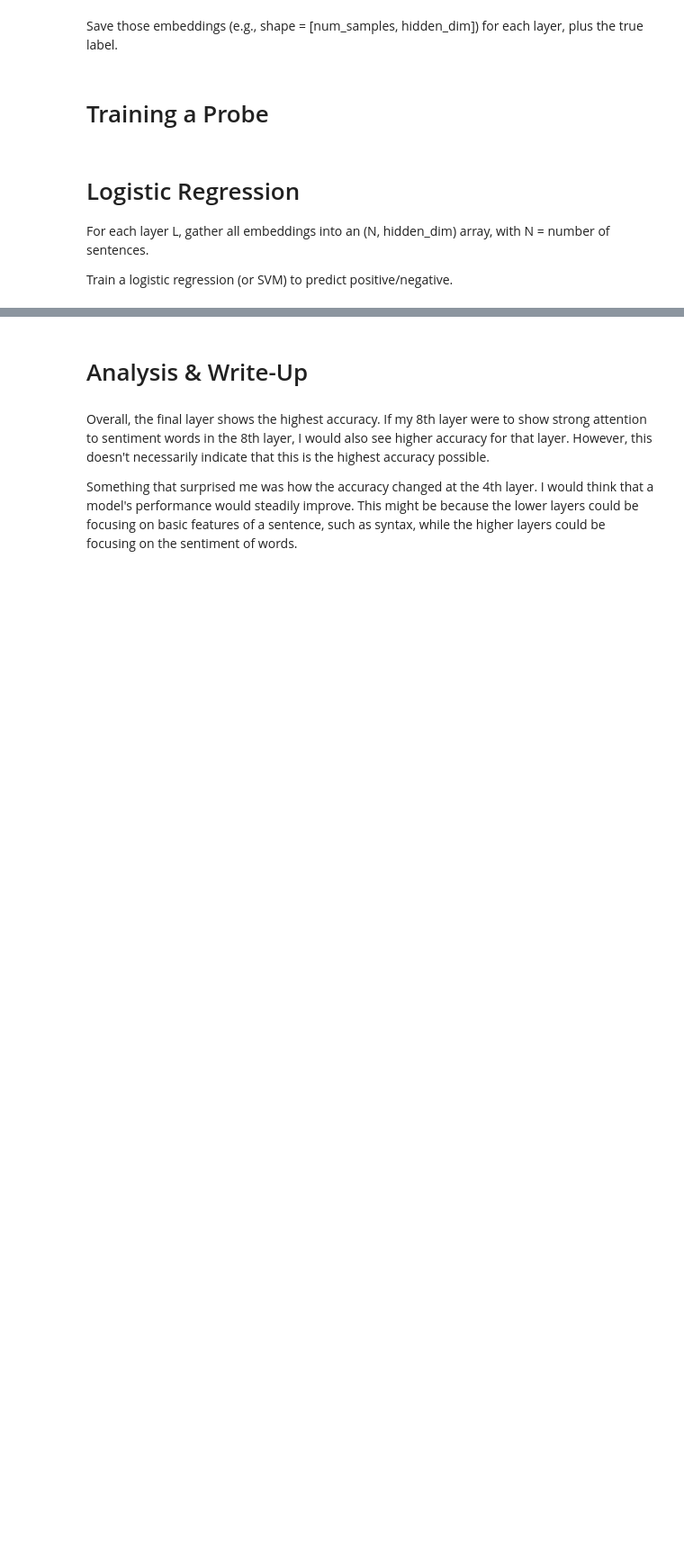
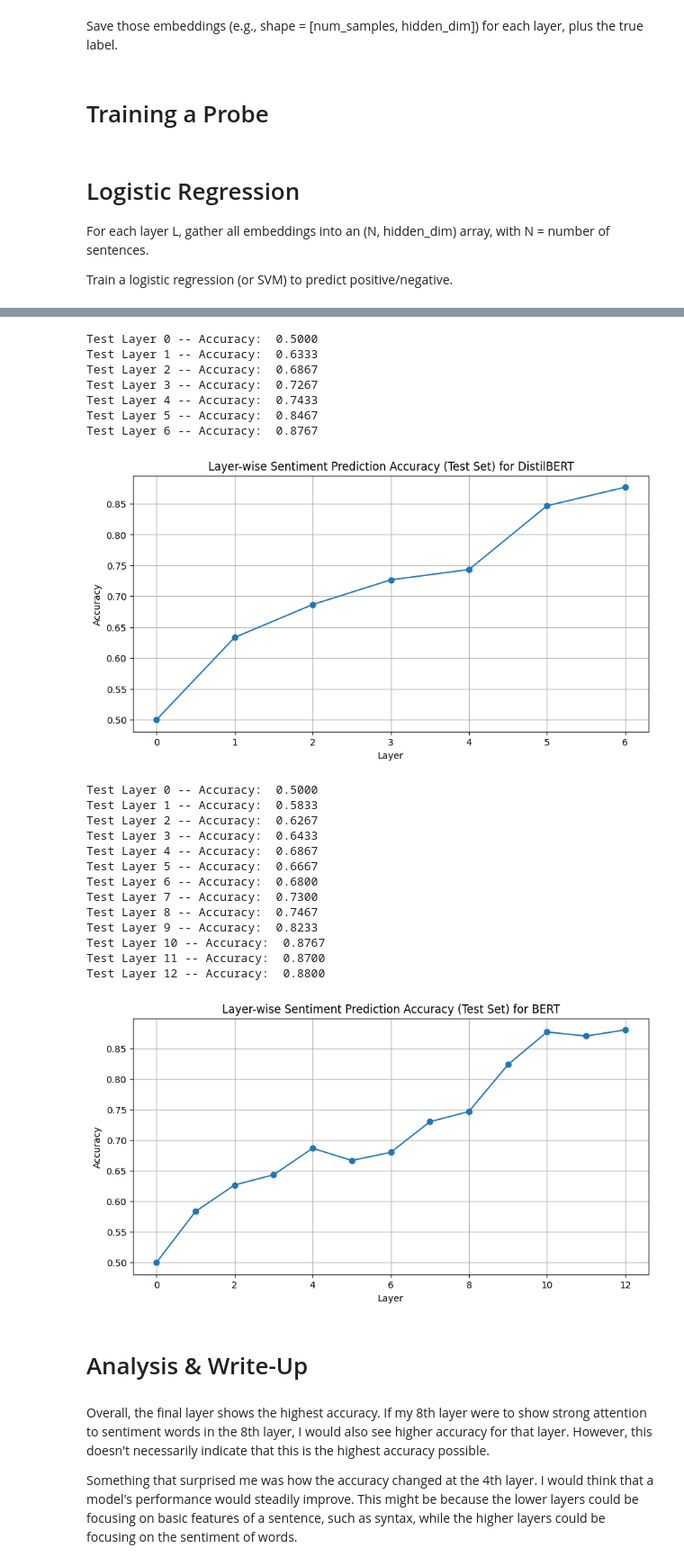
Before and after one commit to bnelson05/Probing, a Jupyter notebook: Probing.ipynb, the cells around one changed output, grey strips where cells are left out. Shown: that part at 90% size. Drawn from its saved outputs; the diff is of its cells as text; code cells hidden in the pictures; blank space fills up the shorter version.

Commit message:
Added DistilBERT vs BERT comparison

```diff
--- a/Probing.ipynb
+++ b/Probing.ipynb
@@ -30,12 +30,18 @@ Requirement already satisfied: six>=1.5 in /usr/local/lib/python3.11/dist-packag
 # %%
 from transformers import AutoModelForSequenceClassification, AutoTokenizer
 
-model_name = "distilbert-base-uncased-finetuned-sst-2-english"
-tokenizer = AutoTokenizer.from_pretrained(model_name)
+distil_model_name = "distilbert-base-uncased-finetuned-sst-2-english"
+distil_tokenizer = AutoTokenizer.from_pretrained(distil_model_name)
+distil_model = AutoModelForSequenceClassification.from_pretrained(distil_model_name)
+distil_model.config.output_hidden_states = True
+distil_model.eval()
 
-model = AutoModelForSequenceClassification.from_pretrained(model_name)
-model.config.output_hidden_states = True
-model.eval()
+
+bert_model_name = "textattack/bert-base-uncased-SST-2"
+bert_tokenizer = AutoTokenizer.from_pretrained(bert_model_name)
+bert_model = AutoModelForSequenceClassification.from_pretrained(bert_model_name)
+bert_model.config.output_hidden_states = True
+bert_model.eval()
 # %% [output]
 The secret `HF_TOKEN` does not exist in your Colab secrets.
 To authenticate with the Hugging Face Hub, create a token in your settings tab (https://huggingface.co/settings/tokens), set it as secret in your Google Colab and restart your session.
@@ -86,7 +92,7 @@ Decide how to get a single vector for the sentence:
 # %% [markdown]
 Save those embeddings (e.g., shape = [num_samples, hidden_dim]) for each layer, plus the true label.
 # %%
-def get_hidden_states(subset):
+def get_hidden_states(model, subset, tokenizer):
   # ensures all layers including input embeddings are accounted for
   num_layers = model.config.num_hidden_layers + 1
   embeddings = [[] for _ in range(num_layers)]
@@ -133,7 +139,7 @@ class LogisticRegression(nn.Module):
   def forward(self, x):
     return self.linear(x).squeeze(-1)
 
-def train_probe(hiddenStates, labels):
+def train_probe(hiddenStates, labels, model):
   layer_acc = {}
   trained_probes = {}
   num_layers = len(hiddenStates)
@@ -161,7 +167,7 @@ def train_probe(hiddenStates, labels):
 
   return trained_probes
 
-def evaluate_probe(trainedProbes, hiddenStates, labels):
+def evaluate_probe(trainedProbes, hiddenStates, labels, model, model_name):
   layer_acc = {}
   num_layers = len(hiddenStates)
 
@@ -185,6 +191,6 @@ def evaluate_probe(trainedProbes, hiddenStates, labels):
   plt.plot(layers, accuracies, marker = 'o', linestyle = '-', label = "Test Accuracy")
   plt.xlabel("Layer")
   plt.ylabel("Accuracy")
-  plt.title("Layer-wise Sentiment Prediction Accuracy (Test Set)")
+  plt.title(f"Layer-wise Sentiment Prediction Accuracy (Test Set) for {model_name}")
   plt.grid()
   plt.show()
@@ -208,3 +197,44 @@ Test Layer 6 -- Accuracy:  0.8833
+# %%
+distil_train_embeddings, distil_train_labels = get_hidden_states(distil_model, train_subset, distil_tokenizer)
+distil_trainHiddenStates = [torch.stack(layer) for layer in distil_train_embeddings]
+distil_trained_probes = train_probe(distil_trainHiddenStates, distil_train_labels, distil_model)
+
+distil_test_embeddings, distil_test_labels = get_hidden_states(distil_model, test_subset, distil_tokenizer)
+distil_testHiddenStates = [torch.stack(layer) for layer in distil_test_embeddings]
+evaluate_probe(distil_trained_probes, distil_testHiddenStates, distil_test_labels, distil_model, "DistilBERT")
+
+
+
+bert_train_embeddings, bert_train_labels = get_hidden_states(bert_model, train_subset, bert_tokenizer)
+bert_trainHiddenStates = [torch.stack(layer) for layer in bert_train_embeddings]
+bert_trained_probes = train_probe(bert_trainHiddenStates, bert_train_labels, bert_model)
+
+bert_test_embeddings, bert_test_labels = get_hidden_states(bert_model, test_subset, bert_tokenizer)
+bert_testHiddenStates = [torch.stack(layer) for layer in bert_test_embeddings]
+evaluate_probe(bert_trained_probes, bert_testHiddenStates, bert_test_labels, bert_model, "BERT")
+# %% [output]
+Test Layer 0 -- Accuracy:  0.5000
+Test Layer 1 -- Accuracy:  0.6333
+Test Layer 2 -- Accuracy:  0.6867
+Test Layer 3 -- Accuracy:  0.7267
+Test Layer 4 -- Accuracy:  0.7433
+Test Layer 5 -- Accuracy:  0.8467
+Test Layer 6 -- Accuracy:  0.8767
+[figure, added]
+Test Layer 0 -- Accuracy:  0.5000
+Test Layer 1 -- Accuracy:  0.5833
+Test Layer 2 -- Accuracy:  0.6267
+Test Layer 3 -- Accuracy:  0.6433
+Test Layer 4 -- Accuracy:  0.6867
+Test Layer 5 -- Accuracy:  0.6667
+Test Layer 6 -- Accuracy:  0.6800
+Test Layer 7 -- Accuracy:  0.7300
+Test Layer 8 -- Accuracy:  0.7467
+Test Layer 9 -- Accuracy:  0.8233
+Test Layer 10 -- Accuracy:  0.8767
+Test Layer 11 -- Accuracy:  0.8700
+Test Layer 12 -- Accuracy:  0.8800
+[figure, added]
 # %% [markdown]
 # Analysis & Write-Up
 # %% [markdown]
```
Also changed, not shown: parts of 3 cells of this notebook.
